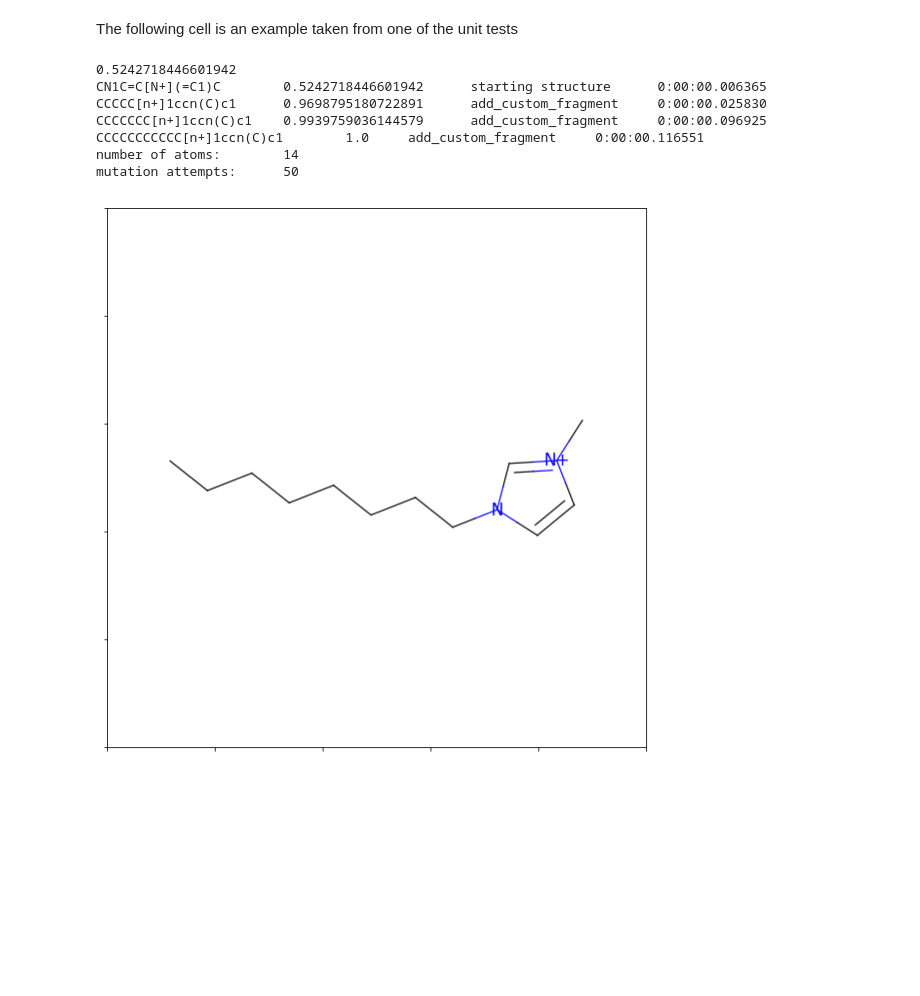
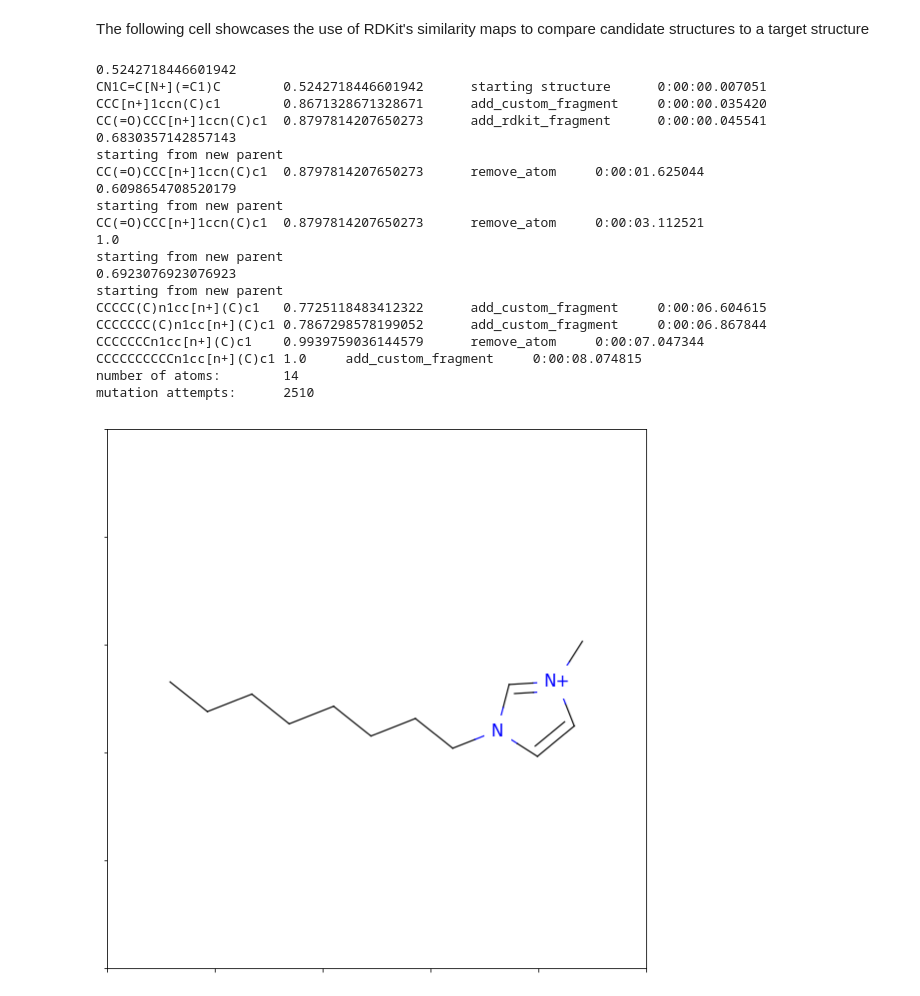
Before and after one commit to wesleybeckner/gains, a Jupyter notebook: examples/examples.ipynb, the cells around one changed output. Drawn from its saved outputs; the diff is of its cells as text; code cells hidden in the pictures; blank space fills up the shorter version.

```diff
--- a/examples/examples.ipynb
+++ b/examples/examples.ipynb
@@ -14,8 +18,8 @@ from rdkit.Chem.Draw import ShowMol
 import random
 import unittest
 import datetime
-# %% [markdown]
-The following cell is an example taken from one of the unit tests
+# %% [markdown]
+The following cell showcases the use of RDKit's similarity maps to compare candidate structures to a target structure
 # %%
 def guess_password(target):
     startTime = datetime.datetime.now()
@@ -26,44 +30,57 @@ def guess_password(target):
     def fnDisplay(candidate, mutation):
         display(candidate, mutation, startTime)
 
-    def fnShowIon(mutation_attempts):
-        show_ion(target, mutation_attempts)
+    def fnShowIon(genes, target, mutation_attempts):
+        show_ion(genes, target, mutation_attempts)
 
     optimalFitness = get_fitness(target, target)
     best = genetic.get_best(fnGetFitness,\
         optimalFitness, geneSet, fnDisplay,\
                     fnShowIon, target)
 
 def display(candidate, mutation, startTime):
     timeDiff = datetime.datetime.now() - startTime
     print("{}\t{}\t{}\t{}".format(
     candidate.Genes, candidate.Fitness, mutation, timeDiff))
 
 def get_fitness(genes, target):
     ms = [Chem.MolFromSmiles(target), Chem.MolFromSmiles(genes)]
     fps = [FingerprintMols.FingerprintMol(x) for x in ms]
     return DataStructs.FingerprintSimilarity(fps[0],fps[1])
 
-def show_ion(target, mutation_attempts):
+def show_ion(genes, target, mutation_attempts):
     mol = Chem.MolFromSmiles(target)
     print("{}\t{}".format("number of atoms: ", mol.GetNumAtoms()))
     print("{}\t{}".format("mutation attempts: ", mutation_attempts))
 
 
 geneSet = genetic.generate_geneset()
 df = genetic.load_data("saltInfo.csv")
 df = df.loc[df["cation_name"].str.contains("imid", case=False)]
 df = df['cation_SMILES'].unique()
 ohPickMe = random.sample(range(df.shape[0]),1)
 target = df[ohPickMe[0]]
 guess_password(target)
 Draw.MolToMPL(Chem.MolFromSmiles(target))
 # %% [output]
 0.5242718446601942
-CN1C=C[N+](=C1)C        0.5242718446601942      starting structure      0:00:00.006365
-CCCCC[n+]1ccn(C)c1      0.9698795180722891      add_custom_fragment     0:00:00.025830
-CCCCCCC[n+]1ccn(C)c1    0.9939759036144579      add_custom_fragment     0:00:00.096925
-CCCCCCCCCCC[n+]1ccn(C)c1        1.0     add_custom_fragment     0:00:00.116551
+CN1C=C[N+](=C1)C        0.5242718446601942      starting structure      0:00:00.007051
+CCC[n+]1ccn(C)c1        0.8671328671328671      add_custom_fragment     0:00:00.035420
+CC(=O)CCC[n+]1ccn(C)c1  0.8797814207650273      add_rdkit_fragment      0:00:00.045541
+0.6830357142857143
+starting from new parent
+CC(=O)CCC[n+]1ccn(C)c1  0.8797814207650273      remove_atom     0:00:01.625044
+0.6098654708520179
+starting from new parent
+CC(=O)CCC[n+]1ccn(C)c1  0.8797814207650273      remove_atom     0:00:03.112521
+1.0
+starting from new parent
+0.6923076923076923
+starting from new parent
+CCCCC(C)n1cc[n+](C)c1   0.7725118483412322      add_custom_fragment     0:00:06.604615
+CCCCCCC(C)n1cc[n+](C)c1 0.7867298578199052      add_custom_fragment     0:00:06.867844
+CCCCCCCn1cc[n+](C)c1    0.9939759036144579      remove_atom     0:00:07.047344
+CCCCCCCCCCn1cc[n+](C)c1 1.0     add_custom_fragment     0:00:08.074815
 number of atoms:        14
-mutation attempts:      50
+mutation attempts:      2510
-[figure, old version]
+[figure, new version]
```
Also changed, not shown: parts of 3 cells of this notebook, 4 other files.
